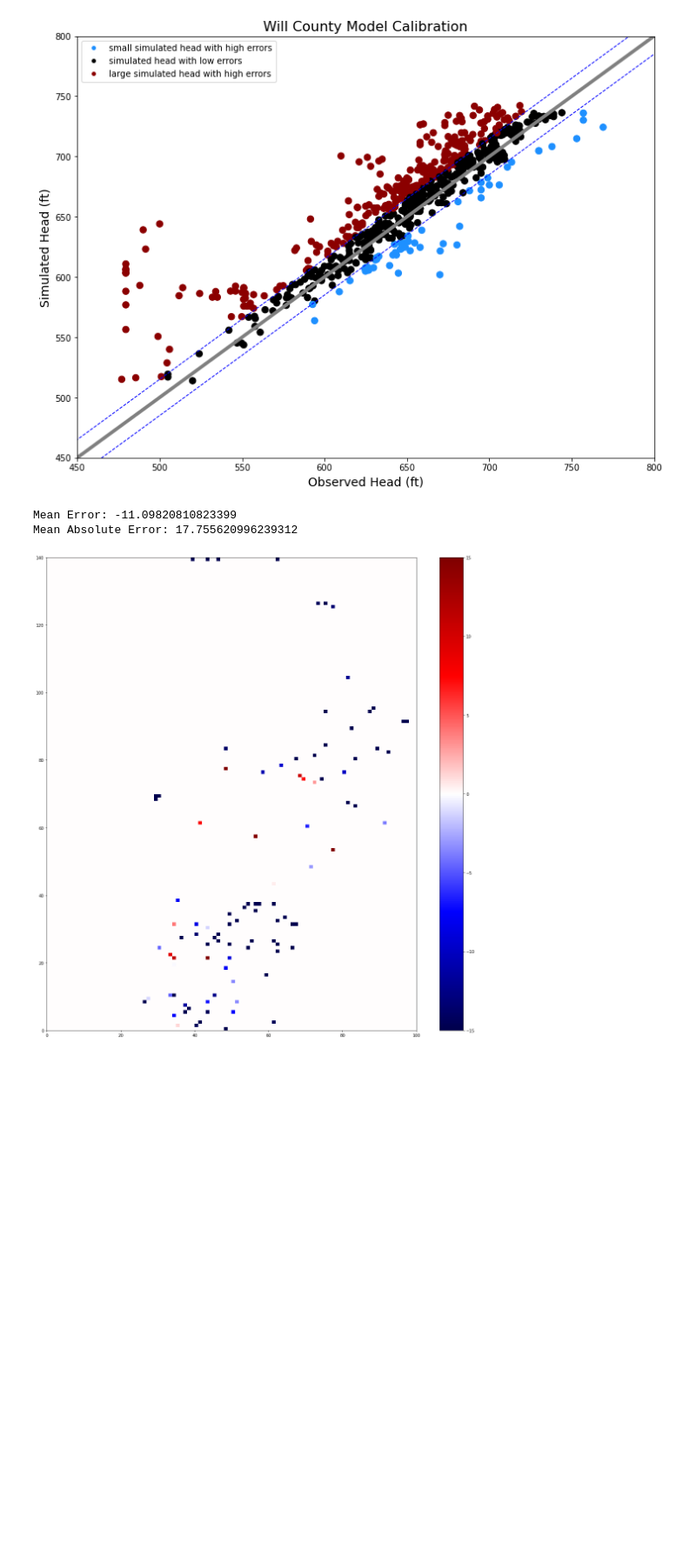
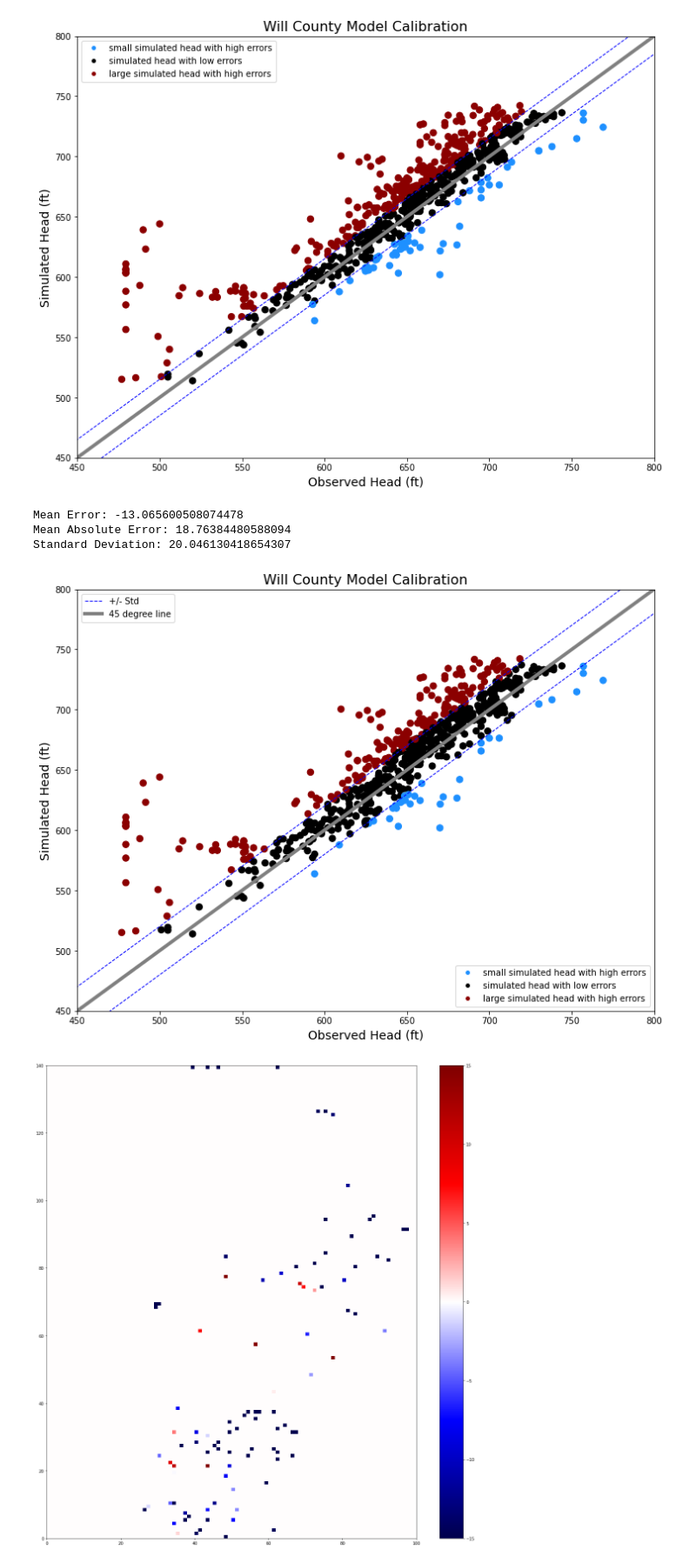
Before and after one commit to dbabrams/ShallowDolomite_Group, a Jupyter notebook: Summer2020_Model/WillCounty_Summer2020.ipynb, the cells around one changed output. Shown at 87% size. Cells and saved outputs as stored; diff of their text form; code cells hidden in the pictures; blank space fills up the shorter version.

```diff
--- a/Summer2020_Model/WillCounty_Summer2020.ipynb
+++ b/Summer2020_Model/WillCounty_Summer2020.ipynb
@@ -863,9 +863,54 @@ mean=pumping_ob.error.mean() # find mean error
 aberror = pumping_ob.absolute.mean()
 print("Mean Error:", mean)
 print("Mean Absolute Error:", aberror)
+
+# calculate standard diviation of absolute error
+sum1 = 0
+for i in pumping_ob.absolute.values:
+  sum1 += (i - aberror)**2
+std = np.sqrt(sum1/len(pumping_ob.absolute.values))
+print('Standard Deviation:', std)
 # %% [output]
-Mean Error: -11.09820810823399
-Mean Absolute Error: 17.755620996239312
+Mean Error: -13.065600508074478
+Mean Absolute Error: 18.76384480588094
+Standard Deviation: 20.046130418654307
+# %%
+# Based on Standard deviation, create a color coding for high and low errors
+# add legend for each color
+thres = std
+col = np.where(pumping_ob['simulated'] + thres < pumping_ob['Head_ftAMS'], 'dodgerblue', np.where(pumping_ob['simulated'] - thres > pumping_ob['Head_ftAMS'], 'darkred', 'k'))
+s_head = mp.lines.Line2D([],[],marker='o',color='white',label='small simulated head with high errors',markerfacecolor='dodgerblue')
+l_head = mp.lines.Line2D([],[],marker='o',color='white',label='large simulated head with high errors',markerfacecolor='darkred')
+m_head = mp.lines.Line2D([],[],marker='o',color='white',label='simulated head with low errors',markerfacecolor='k')
+
+# add legend for lines
+dash_l = mp.lines.Line2D([],[],linewidth=1,linestyle='--',color='blue',label='+/- Std')
+grey_l = mp.lines.Line2D([],[],linewidth=4,color='grey',label='45 degree line')
+# Plot the calibration data
+fig = plt.figure(figsize=(12,9))
+ax = fig.add_subplot(111)
+plt.rcParams["figure.figsize"] = (5,5)
+ax.scatter(compare.index,compare.simulated, c= col, marker = 'o', s = 55)
+x = np.linspace(440,800)
+y = x
+ax.plot(x,y,linewidth=4,color = 'grey')
+ax.plot(x, x+thres, '--b', linewidth=1)
+ax.plot(x, x-thres, '--b', linewidth=1)
+ax.set_xlim(450,800)
+ax.set_ylim(450,800)
+ax.set_xlabel('Observed Head (ft)', fontsize = 14)
+ax.set_ylabel('Simulated Head (ft)', fontsize = 14)
+ax.set_title('Will County Model Calibration', fontsize = 16)
+# add first legend for the data
+leg1 = ax.legend(handles=[s_head,m_head,l_head],loc='lower right')
+# add second legend for dashed lines and hence the first will be removed
+leg2 = ax.legend(handles=[dash_l,grey_l])
+# Manually add the first legend back
+ax.add_artist(leg1)
+plt.show()
+#print (compare)
+# %% [output]
+[figure, added]
 # %%
 matrix = np.zeros((nrow,ncol))
 
```
Also changed, not shown: parts of 2 cells of this notebook.
